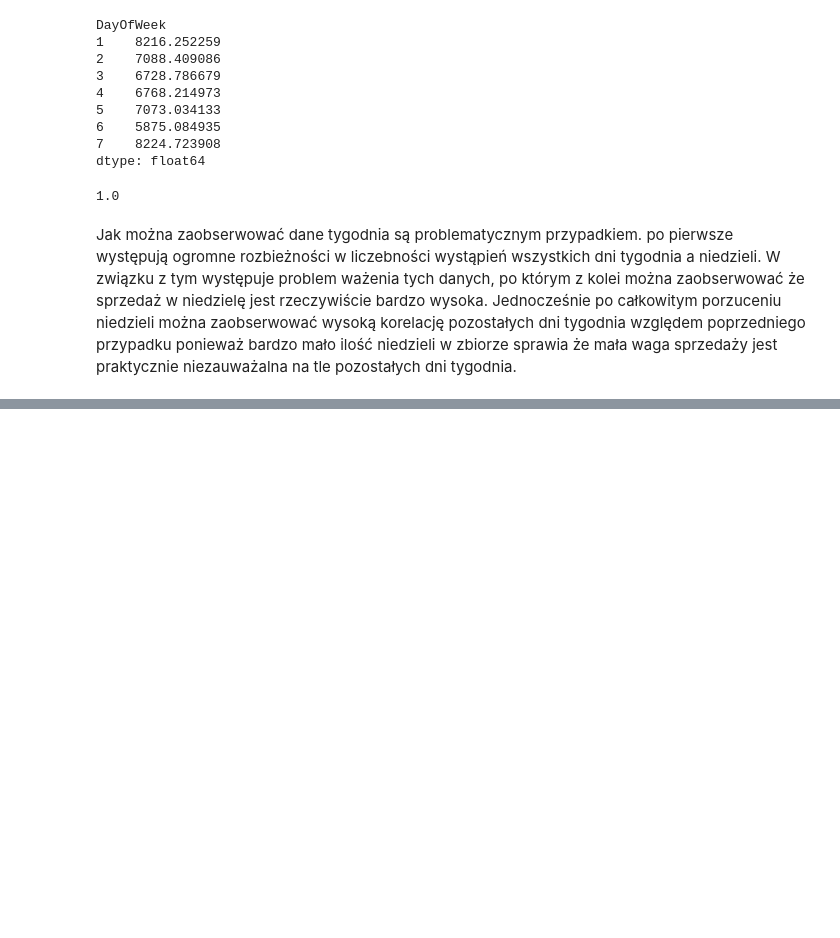
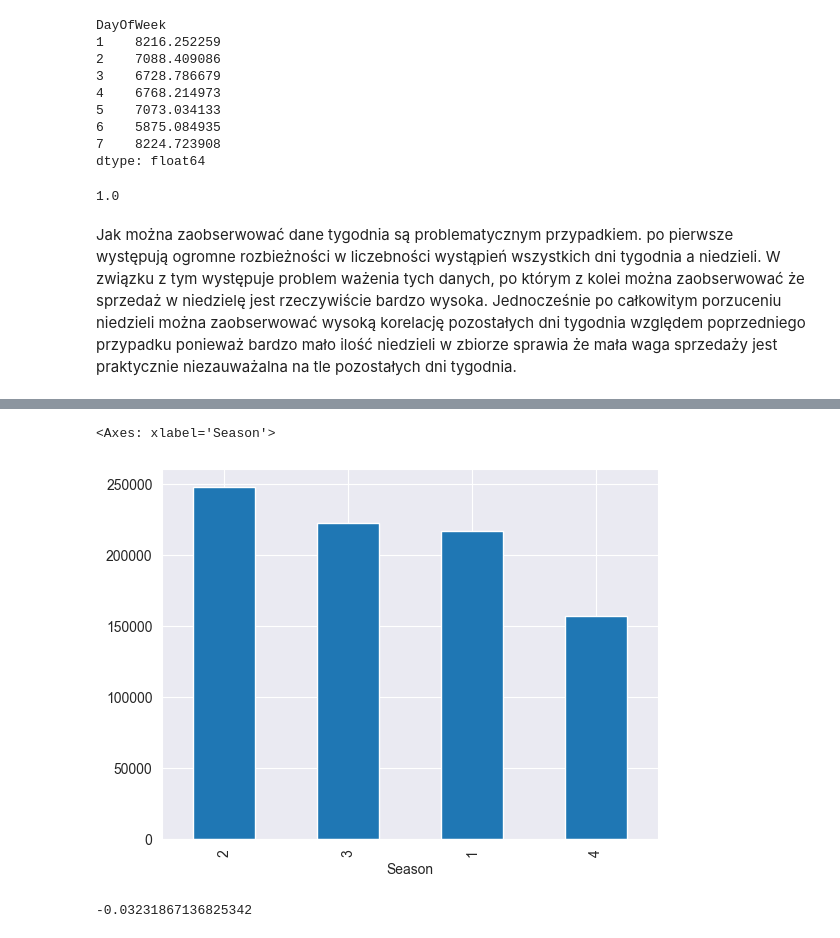
Before and after one commit to SzymKwiatkowski/eda-project, a Jupyter notebook: projekt.ipynb, the cells around one changed output, grey strips where cells are left out. Saved outputs shown, nothing was run; the diff lists cells and outputs as text; code cells hidden in the pictures; blank space fills up the shorter version.

```diff
--- a/projekt.ipynb
+++ b/projekt.ipynb
@@ -62,3 +67,27 @@ def ols_two_cols_C(df: pd.DataFrame, x: str, y: str):
 
     return model, res
+# %%
+def week_of_month(tgtdate):
+    # tgtdate = tgtdate.to_datetime()
+
+    days_this_month = calendar.mdays[tgtdate.month]
+    for i in range(1, days_this_month):
+        d = datetime.datetime(tgtdate.year, tgtdate.month, i)
+        if d.day - d.weekday() > 0:
+            startdate = d
+            break
+
+    return np.clip((tgtdate - startdate).days //7 + 1, 1, 4)
+
+def month_to_season(tgtdate):
+    # tgtdate = tgtdate.to_datetime()
+
+    # days_this_month = calendar.mdays[tgtdate.month]
+    # for i in range(1, days_this_month):
+    #     d = datetime.datetime(tgtdate.year, tgtdate.month, i)
+    #     if d.day - d.weekday() > 0:
+    #         startdate = d
+    #         break
+
+    return tgtdate.month % 12 // 3 +1
 # %%
@@ -246,7 +259,7 @@ statename_to_state_id_dict = state_names[['StateName', 'Numeric']].set_index('St
 weather['State'] = weather['State'].map(statename_to_state_id_dict)
 weather.dropna(inplace=True)
 weather['State'] = pd.Series(weather['State'], dtype='int')
-stores_df, weather_event_dict = map_string_column(weather, 'Events')
+weather, weather_event_dict = map_string_column(weather, 'Events')
 weather
 # %% [output]
 |  | State | Date | Max_TemperatureC | Mean_TemperatureC | Min_TemperatureC | Dew_PointC | MeanDew_PointC | ... |
@@ -328,6 +357,6 @@ Na podstawie histogramów (pierwszy z małą ilością binów i drugi z dużą
 # %%
 merged_df = store_data.copy()
-merged_df = merged_df.merge(stores_df.reset_index(), on='Store', how='left')
+merged_df = merged_df.reset_index().merge(stores_df.reset_index(), on='Store', how='left')
 merged_df.drop(['index'], axis=1, inplace=True)
 merged_df = clear_df_from_nans(merged_df)
 merged_df
@@ -677,0 +711,4 @@ Jak można zaobserwować dane tygodnia są problematycznym przypadkiem. po pierw
+# %%
+season_of_year = merged_df.copy()
+season_of_year['Season'] = season_of_year['Date'].apply(month_to_season)
+season_of_year.Season
@@ -677,0 +728,9 @@ Jak można zaobserwować dane tygodnia są problematycznym przypadkiem. po pierw
+# %%
+season_of_year.Season.value_counts().plot(kind='bar')
+# %% [output]
+<Axes: xlabel='Season'>
+[figure, added]
+# %%
+season_of_year['Season'].corr(season_of_year.Sales)
+# %% [output]
+-0.03231867136825342
```
Also changed, not shown: parts of 24 cells of this notebook.
